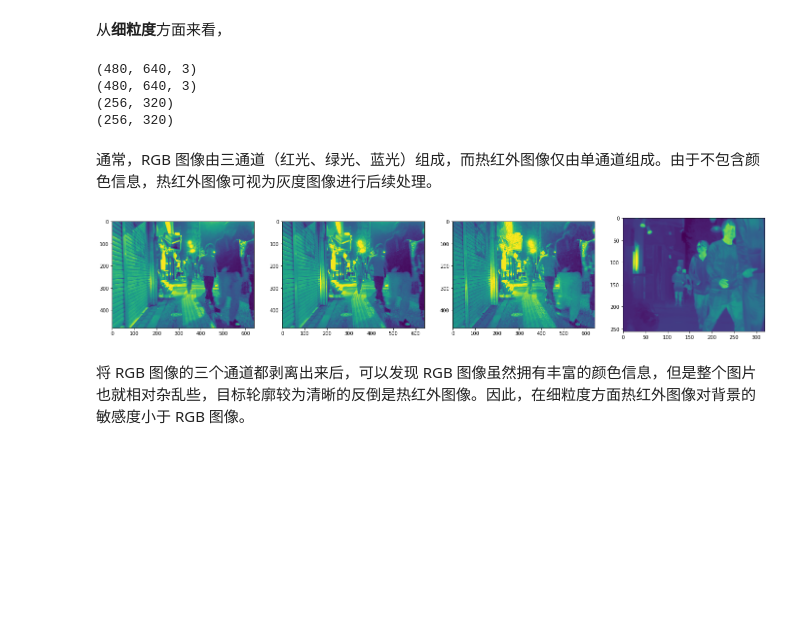
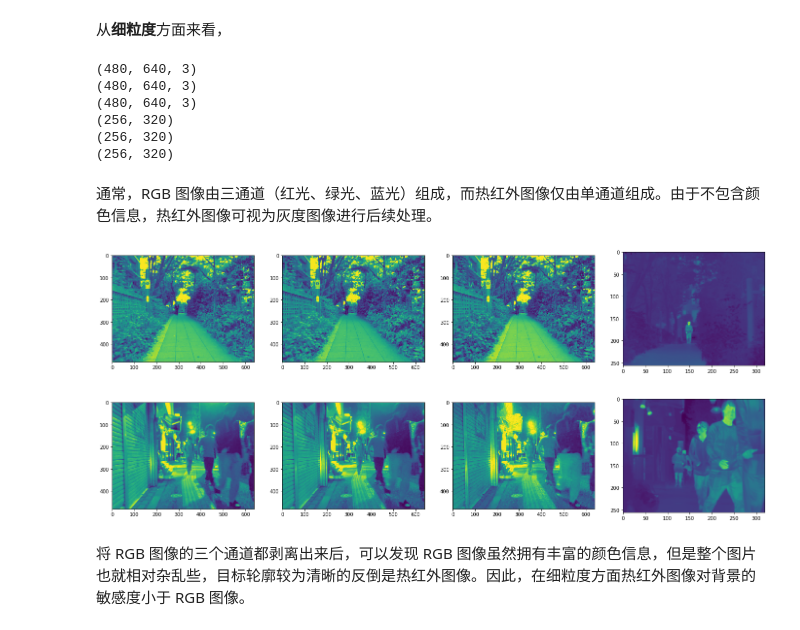
Before and after one commit to HanlynnKe/TIR-Tracking, a Jupyter notebook: FFB-TIR-tracking-1.ipynb, the cells around one changed output. Cells and saved outputs as stored; diff of their text form; code cells hidden in the pictures; blank space fills up the shorter version.

```diff
--- a/FFB-TIR-tracking-1.ipynb
+++ b/FFB-TIR-tracking-1.ipynb
@@ -17,12 +17,16 @@ import matplotlib.pyplot as plt
 # 分别加载rgb图像与tir图像
 im_dark_r = plt.imread('./data/RGB/RGB001.png')
 im_bright_r = plt.imread('./data/RGB/RGB002.png')
+im_day_r = plt.imread('./data/RGB/RGB003.png')
 im_dark_t = plt.imread('./data/TIR/TIR001.png')
 im_bright_t = plt.imread('./data/TIR/TIR002.png')
-fig, ax = plt.subplots(nrows=2, ncols=2, figsize = (16, 12))
-ax[0][0].imshow(im_dark_r)
-ax[0][1].imshow(im_dark_t)
+im_day_t = plt.imread('./data/TIR/TIR003.png')
+fig, ax = plt.subplots(nrows=3, ncols=2, figsize = (16, 18))
+ax[0][0].imshow(im_day_r)
+ax[0][1].imshow(im_day_t)
 ax[1][0].imshow(im_bright_r)
 ax[1][1].imshow(im_bright_t)
+ax[2][0].imshow(im_dark_r)
+ax[2][1].imshow(im_dark_t)
 plt.show()
 # %% [output]
@@ -32,39 +36,53 @@ plt.show()
 # %% [markdown]
 从**细粒度**方面来看，
 # %%
+print(im_day_r.shape)
 print(im_dark_r.shape)
 print(im_bright_r.shape)
+print(im_day_t.shape)
 print(im_dark_t.shape)
 print(im_bright_t.shape)
 # %% [output]
+(480, 640, 3)
 (480, 640, 3)
 (480, 640, 3)
 (256, 320)
 (256, 320)
+(256, 320)
 # %% [markdown]
 通常，RGB 图像由三通道（红光、绿光、蓝光）组成，而热红外图像仅由单通道组成。由于不包含颜色信息，热红外图像可视为灰度图像进行后续处理。
 # %%
 def pick_channel(im, h, w, c):
     # r = 0, g = 1, b = 2
     picker = np.zeros((h, w), dtype=np.float)
     for i in range(h):
         for j in range(w):
             picker[i][j] = im[i][j][c]
 
     return picker
 
-channel_r = pick_channel(im_bright_r, 480, 640, 0)
-channel_g = pick_channel(im_bright_r, 480, 640, 1)
-channel_b = pick_channel(im_bright_r, 480, 640, 2)
+channel_day_r = pick_channel(im_day_r, 480, 640, 0)
+channel_day_g = pick_channel(im_day_r, 480, 640, 1)
+channel_day_b = pick_channel(im_day_r, 480, 640, 2)
+channel_night_r = pick_channel(im_bright_r, 480, 640, 0)
+channel_night_g = pick_channel(im_bright_r, 480, 640, 1)
+channel_night_b = pick_channel(im_bright_r, 480, 640, 2)
 
-fig, ax = plt.subplots(nrows=1, ncols=4, figsize = (24, 6))
-ax[0].imshow(channel_r)
-ax[1].imshow(channel_g)
-ax[2].imshow(channel_b)
-ax[3].imshow(im_bright_t)
+fig_day, ax_day = plt.subplots(nrows=1, ncols=4, figsize = (24, 6))
+ax_day[0].imshow(channel_day_r)
+ax_day[1].imshow(channel_day_g)
+ax_day[2].imshow(channel_day_b)
+ax_day[3].imshow(im_day_t)
 plt.show()
+fig_night, ax_night = plt.subplots(nrows=1, ncols=4, figsize = (24, 6))
+ax_night[0].imshow(channel_night_r)
+ax_night[1].imshow(channel_night_g)
+ax_night[2].imshow(channel_night_b)
+ax_night[3].imshow(im_bright_t)
+plt.show()
 # %% [output]
-[figure, old version]
+[figure, new version]
+[figure, added]
 # %% [markdown]
 将 RGB 图像的三个通道都剥离出来后，可以发现 RGB 图像虽然拥有丰富的颜色信息，但是整个图片也就相对杂乱些，目标轮廓较为清晰的反倒是热红外图像。因此，在细粒度方面热红外图像对背景的敏感度小于 RGB 图像。
 # %%
```
Also changed, not shown: parts of 4 cells of this notebook.
